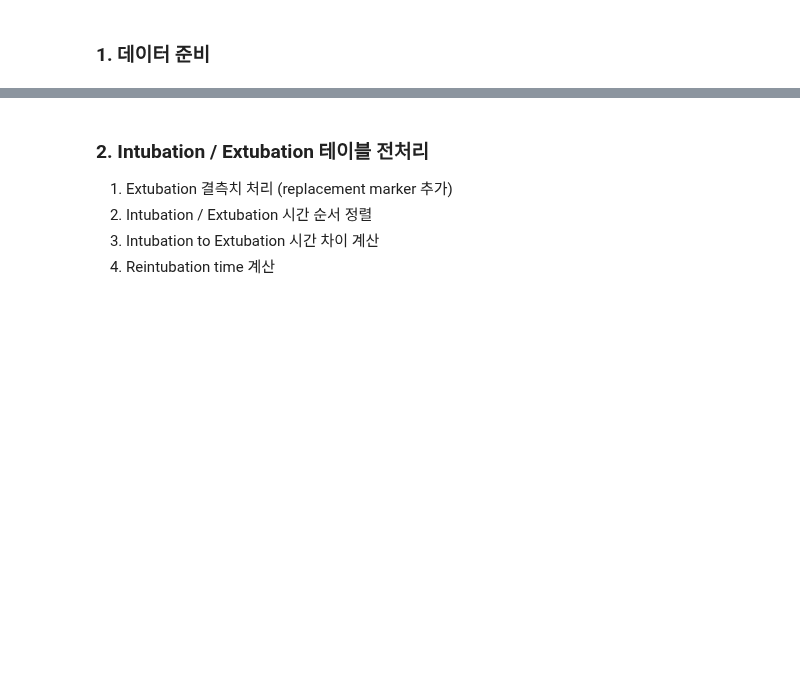
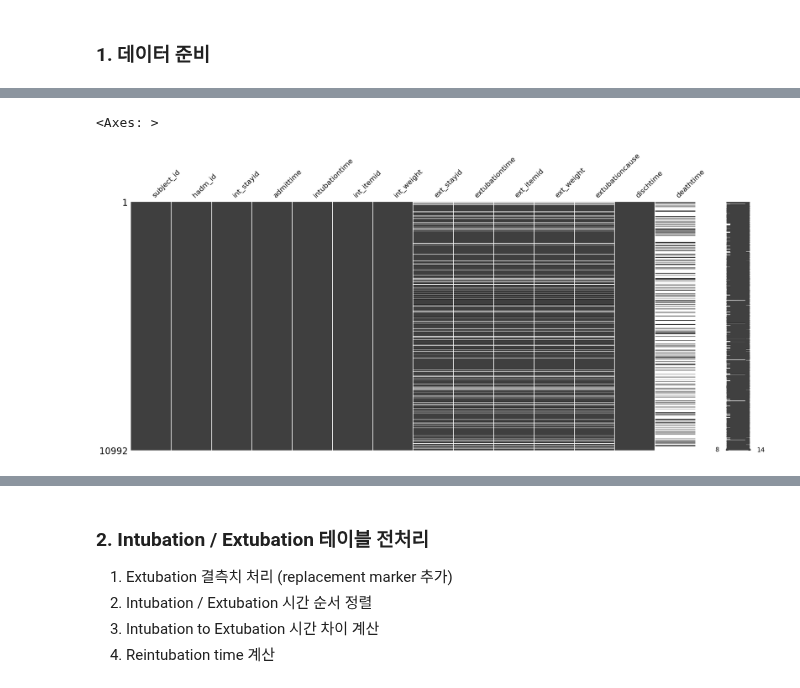
Before and after one commit to sujungleeml/P1_extubationfailure, a Jupyter notebook: 서대철/notebooks/subjectlist_alignment_v2.ipynb, the cells around one changed output, grey strips where cells are left out. Saved outputs shown, nothing was run; the diff lists cells and outputs as text; code cells hidden in the pictures; blank space fills up the shorter version.

```diff
--- a/서대철/notebooks/subjectlist_alignment_v2.ipynb
+++ b/서대철/notebooks/subjectlist_alignment_v2.ipynb
@@ -39,2 +39,7 @@ Data columns (total 14 columns):
 dtypes: datetime64[ns](2), float64(4), int64(4), object(4)
 memory usage: 1.2+ MB
+# %%
+msno.matrix(intubation_extubation)
+# %% [output]
+<Axes: >
+[figure, added]
```
Also changed, not shown: parts of 3 cells of this notebook, 1 other file.
